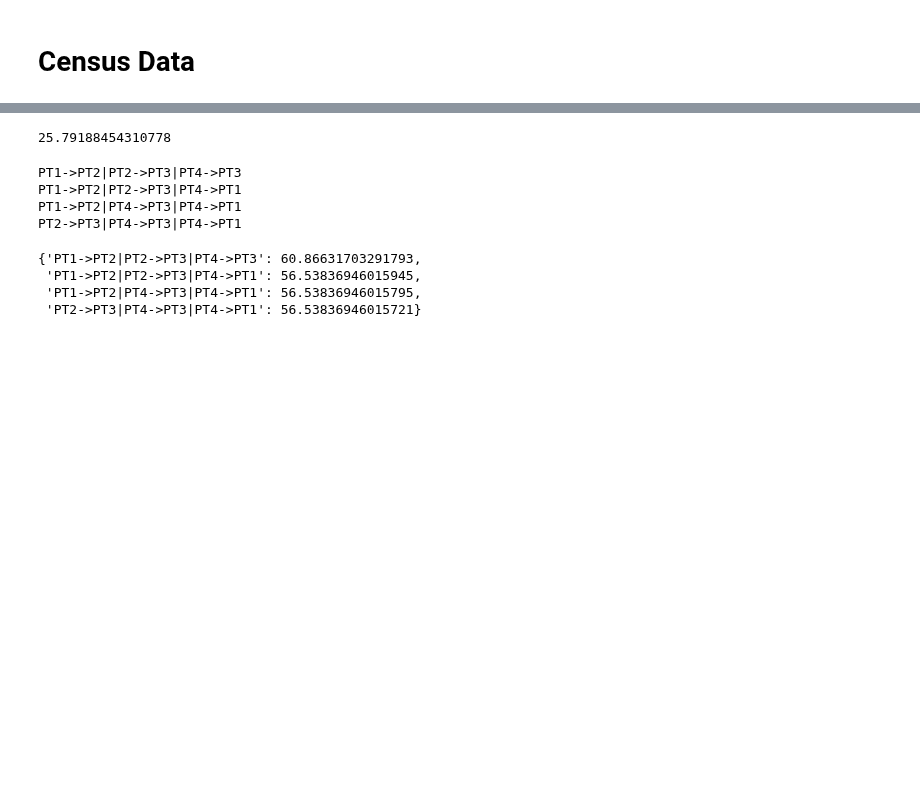
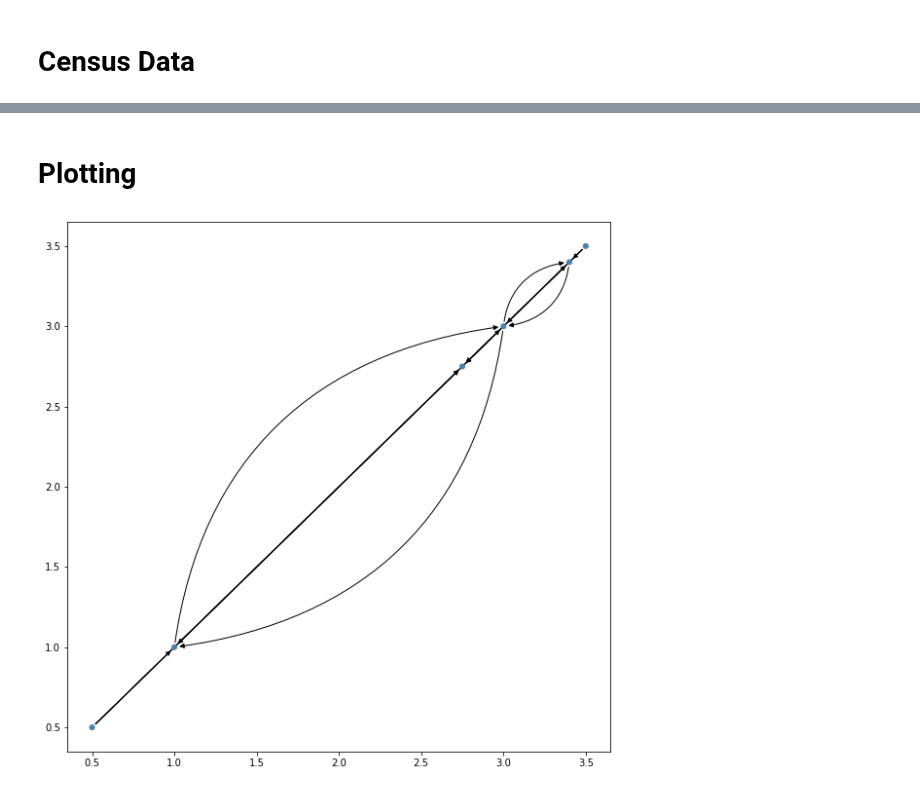
Before and after one commit to EquiCity/thesis, a Jupyter notebook: eda/notebooks/synthetic_dataset_1.ipynb, the cells around one changed output, grey strips where cells are left out. Cells and saved outputs as stored; diff of their text form; code cells hidden in the pictures; blank space fills up the shorter version.

```diff
--- a/eda/notebooks/synthetic_dataset_1.ipynb
+++ b/eda/notebooks/synthetic_dataset_1.ipynb
@@ -30,13 +30,13 @@ V_P_attr = {
 }
 g.add_vertices(V_P.values(), V_P_attr)
 # %%
-V_D = {f'POI{i+1}':e for i,e in enumerate(range(8,12))}
+V_D = {f'POI{i+1}':e for i,e in enumerate(range(5,6))}
 V_D_attr = {
     'name': [e for e in V_D.keys()],
-    'x': [0.3,2.7,2.7,0.3],
-    'y': [0.3,0.3,2.7,2.7],
+    'x': [2.75],
+    'y': [2.75],
     'color': 'green',
-    'type': 'poi_node',
+    'type': 'poi_node'
 }
 g.add_vertices(V_D.values(), V_D_attr)
 # %% [markdown]
@@ -70,19 +70,20 @@ g.add_edges(E_WALK, E_WALK_attr)
 # %% [markdown]
 ### PT
 # %%
-E_TRAIN = [
-    (V_P['PT1'],V_P['PT2']),  # Train_line_1
-    (V_P['PT2'],V_P['PT3']),  # Train_line_1
-    (V_P['PT4'],V_P['PT3']),  # Train_line_2,
-    (V_P['PT4'],V_P['PT1']),  # Train_line_2
+E_BUS = [
+    (V_P['PT1'],V_P['PT2']),  # Bus_line_1
+    (V_P['PT2'],V_P['PT1']),  # Bus_line_1
+    (V_P['PT2'],V_P['PT3']),  # Bus_line_2
+    (V_P['PT3'],V_P['PT2']),  # Bus_line_2
 ]
-distances_train = compute_dist_from_es(E_TRAIN)
-E_TRAIN_attr = {
-    'name': list(it.repeat('Train_line_1',2)).extend(it.repeat('Train_line_2',2)),
-    'distance': distances_train,
-    'tt': (distances_train * 1/TRAIN_SPEED) * 60,
-    'weight': (distances_train * 1/TRAIN_SPEED) * 60,
-    'color': 'orange',
-    'type': 'train'
+distances_bus = compute_dist_from_es(E_BUS)
+E_BUS_attr = {
+    'name': list(it.repeat(f'Bus_line_1',2)) +
+            list(it.repeat(f'Bus_line_2',2)),
+    'distance': distances_bus,
+    'tt': (distances_bus * 1/BUS_SPEED) * 60,
+    'weight': (distances_bus * 1/BUS_SPEED) * 60,
+    'color': 'pink',
+    'type': 'bus',
 }
-g.add_edges(E_TRAIN, E_TRAIN_attr)
+g.add_edges(E_BUS, E_BUS_attr)
@@ -165,31 +120,2 @@ rewards
-# %%
-r.evaluate(g)
-# %% [output]
-25.79188454310778
-# %%
-g_prime = g.copy()
-
-rewards = {}
-
-n_edges = 3
-possible_edges = it.combinations(g_prime.es.select(type_ne='walk', active_eq=1), n_edges)
-
-for es in possible_edges:
-    g_prime = g.copy()
-    pseudo_index = '|'.join([f"{e.source_vertex['name']}->{e.target_vertex['name']}" for e in es])
-    print(pseudo_index)
-    for e in es:
-        g_prime.es[e.index]['active'] = 0
-    rewards[pseudo_index] = r.evaluate(g_prime)
-# %% [output]
-PT1->PT2|PT2->PT3|PT4->PT3
-PT1->PT2|PT2->PT3|PT4->PT1
-PT1->PT2|PT4->PT3|PT4->PT1
-PT2->PT3|PT4->PT3|PT4->PT1
-# %%
-rewards
-# %% [output]
-{'PT1->PT2|PT2->PT3|PT4->PT3': 60.86631703291793,
- 'PT1->PT2|PT2->PT3|PT4->PT1': 56.53836946015945,
- 'PT1->PT2|PT4->PT3|PT4->PT1': 56.53836946015795,
- 'PT2->PT3|PT4->PT3|PT4->PT1': 56.53836946015721}
+# %% [markdown]
+# Plotting
@@ -195,0 +144,9 @@ rewards
+# %%
+fig, ax = plt.subplots(figsize=(10,10))
+ig.plot(g, target=ax)
+# ax = fig.add_subplot(111)
+# rect = [0.1,0.1,0.2,0.2]
+# ax1 = add_subplot_axes(ax,rect)
+plt.show()
+# %% [output]
+[figure, added]
```
Also changed, not shown: parts of 20 cells of this notebook, 54 other files.
